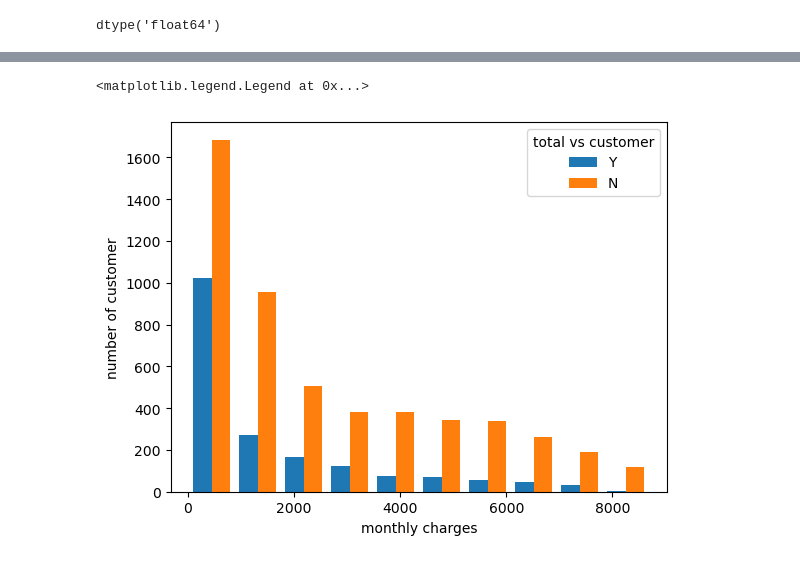
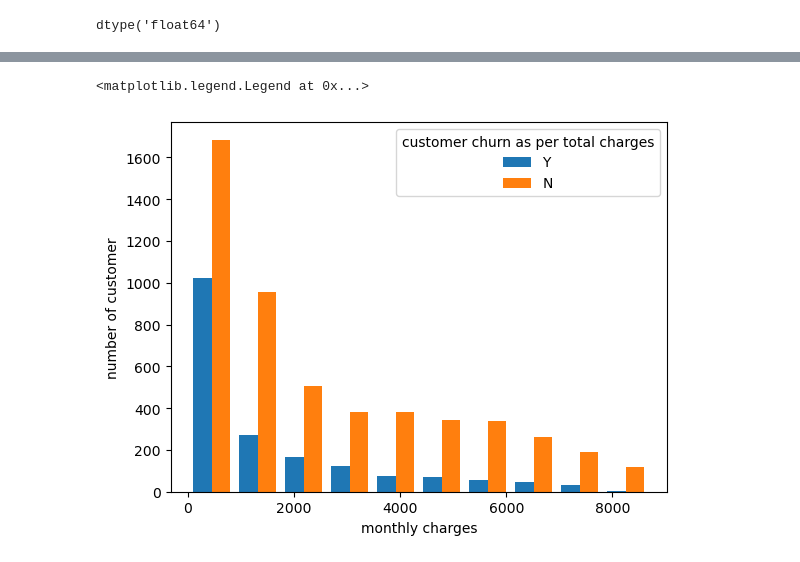
Before and after one commit to akdubey2k/ANN, a Jupyter notebook: 18_Customer churn prediction using ANN/18_customer_churn_prediction_using_ANN.ipynb, the cells around one changed output, grey strips where cells are left out. Drawn from its saved outputs; the diff is of its cells as text; code cells hidden in the pictures.

```diff
--- a/18_Customer churn prediction using ANN/18_customer_churn_prediction_using_ANN.ipynb
+++ b/18_Customer churn prediction using ANN/18_customer_churn_prediction_using_ANN.ipynb
@@ -171,9 +178,11 @@ total_leave_no = df[df.Churn=='No'].TotalCharges
 total_leave_yes = df[df.Churn=='Yes'].TotalCharges
 # %%
-plt.hist([total_leave_yes, total_leave_no])
+# histogram is computed over the flattened array[first,second,...]
+bars=plt.hist([total_leave_yes, total_leave_no])
 plt.xlabel('monthly charges')
 plt.ylabel('number of customer')
-plt.legend('YN',title='total vs customer')
+plt.legend('YN',title='customer churn as per total charges')
+# bars
 # %% [output]
 <matplotlib.legend.Legend at 0x...>
-[figure, old version]
+[figure, new version]
```
Also changed, not shown: parts of 77 cells of this notebook.
